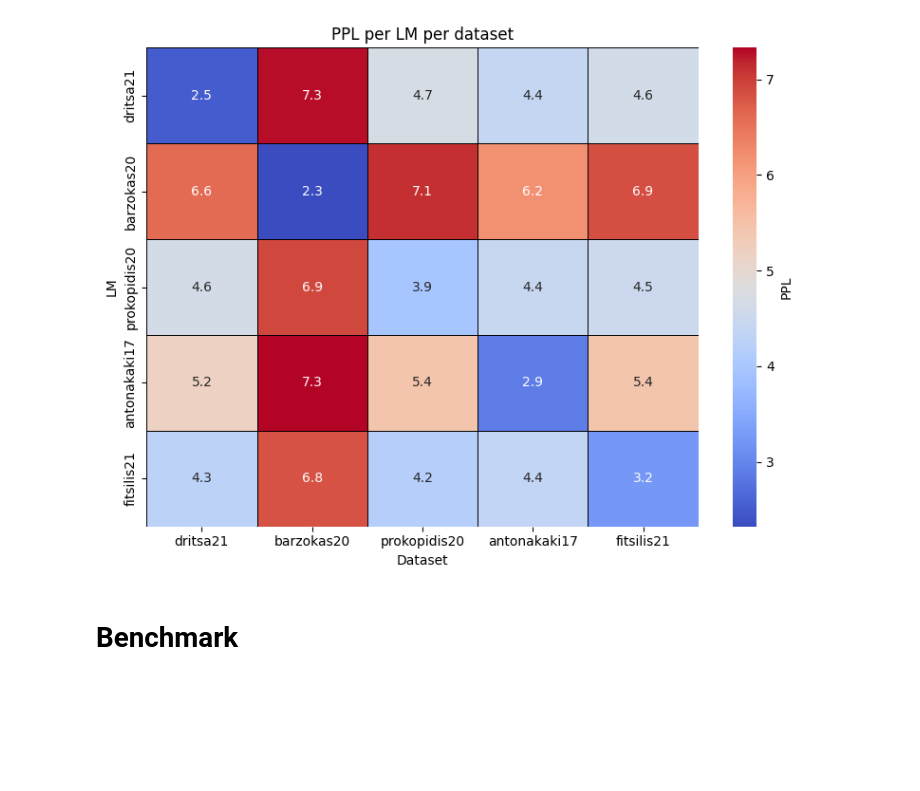
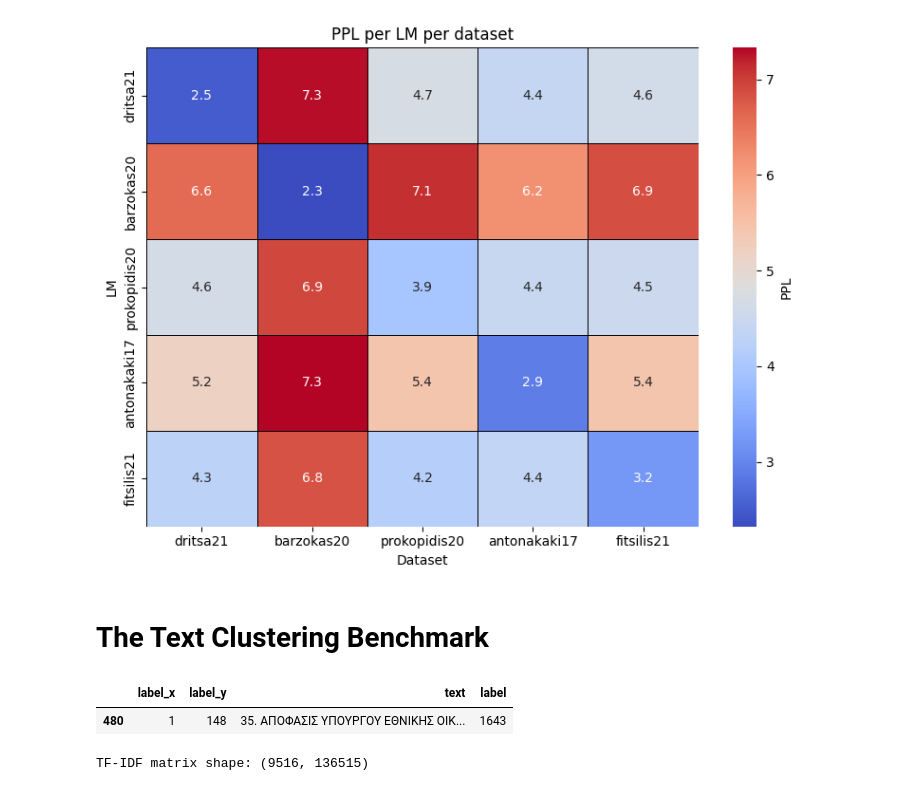
Before and after one commit to greek-nlp/benchmark, a Jupyter notebook: gr_nlp_gen_a_data.ipynb, the cells around one changed output. Cells and saved outputs as stored; diff of their text form; code cells hidden in the pictures; blank space fills up the shorter version.

Commit message:
Added the text clustering benchmark

```diff
--- a/gr_nlp_gen_a_data.ipynb
+++ b/gr_nlp_gen_a_data.ipynb
@@ -684,4 +684,25 @@ plt.savefig('ppl_heatmap.pdf', dpi=300, format='PDF')
 # %% [output]
 [figure]
 # %% [markdown]
-# Benchmark
+# The Text Clustering Benchmark
+# %%
+papaloukas = PapaloukasDt(aa_gr_data)
+papaloukas.get('test').sample()
+# %% [output]
+|  | label_x | label_y | text | label |
+| 480 | 1 | 148 | 35. ΑΠΟΦΑΣΙΣ ΥΠΟΥΡΓΟΥ ΕΘΝΙΚΗΣ ΟΙΚ... | 1643 |
+# %%
+from sklearn.feature_extraction.text import TfidfVectorizer
+from sklearn.cluster import KMeans
+from sklearn.pipeline import make_pipeline
+from sklearn.preprocessing import Normalizer
+
+# Convert the text documents to a matrix of TF-IDF features
+tfidf_vectorizer = TfidfVectorizer()
+tfidf_matrix = tfidf_vectorizer.fit_transform(papaloukas.dataset['test'].text.values)
+tfidf_matrix_dense = tfidf_matrix.toarray()
+
+# Print the shape of the TF-IDF matrix
+print("TF-IDF matrix shape:", tfidf_matrix.shape)
+# %% [output]
+TF-IDF matrix shape: (9516, 136515)
```
Also changed, not shown: parts of 3 cells of this notebook.
